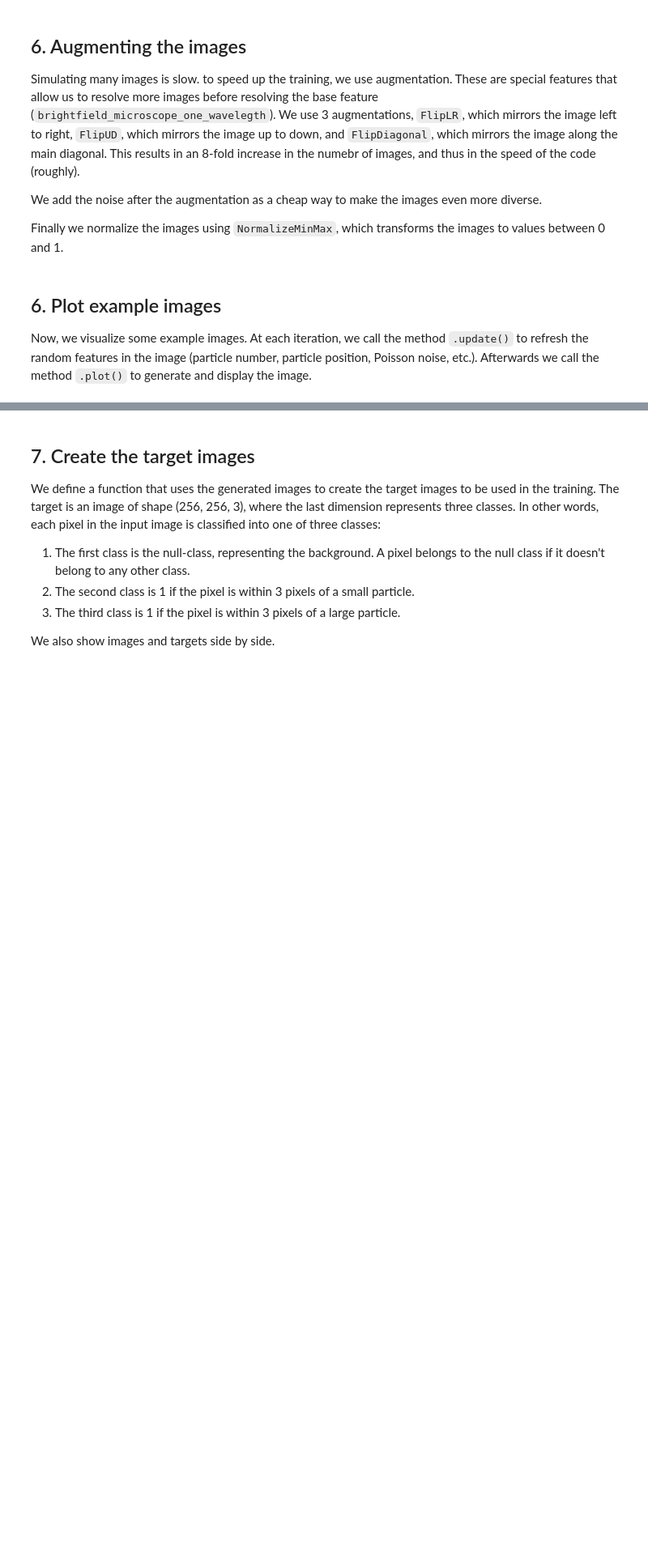
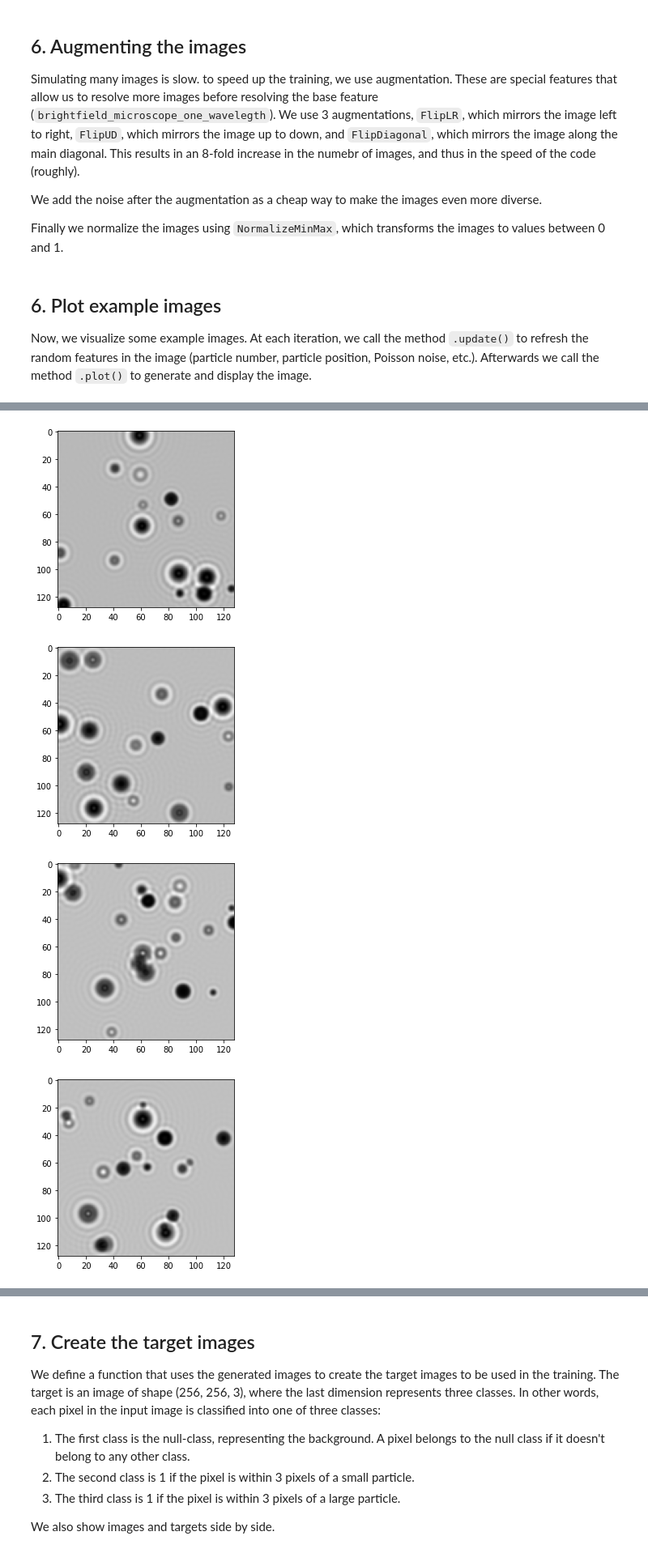
Before and after one commit to DeepTrackAI/DeepTrack2, a Jupyter notebook: tutorials/distinguishing_particles_in_brightfield_tutorial.ipynb, the cells around one changed output, grey strips where cells are left out. Shown at 81% size. Drawn from its saved outputs; the diff is of its cells as text; code cells hidden in the pictures; blank space fills up the shorter version.

```diff
--- a/tutorials/distinguishing_particles_in_brightfield_tutorial.ipynb
+++ b/tutorials/distinguishing_particles_in_brightfield_tutorial.ipynb
@@ -249,0 +121,9 @@ for z in range(0, 20, 1):
+# %%
+ for _ in range(8):
+    incoherently_illuminated_sample.update()
+    incoherently_illuminated_sample.plot(cmap="gray")
+# %% [output]
+[figure, added]
+[figure, added]
+[figure, added]
+[figure, added]
```
Also changed, not shown: parts of 7 cells of this notebook, 30 other files.
